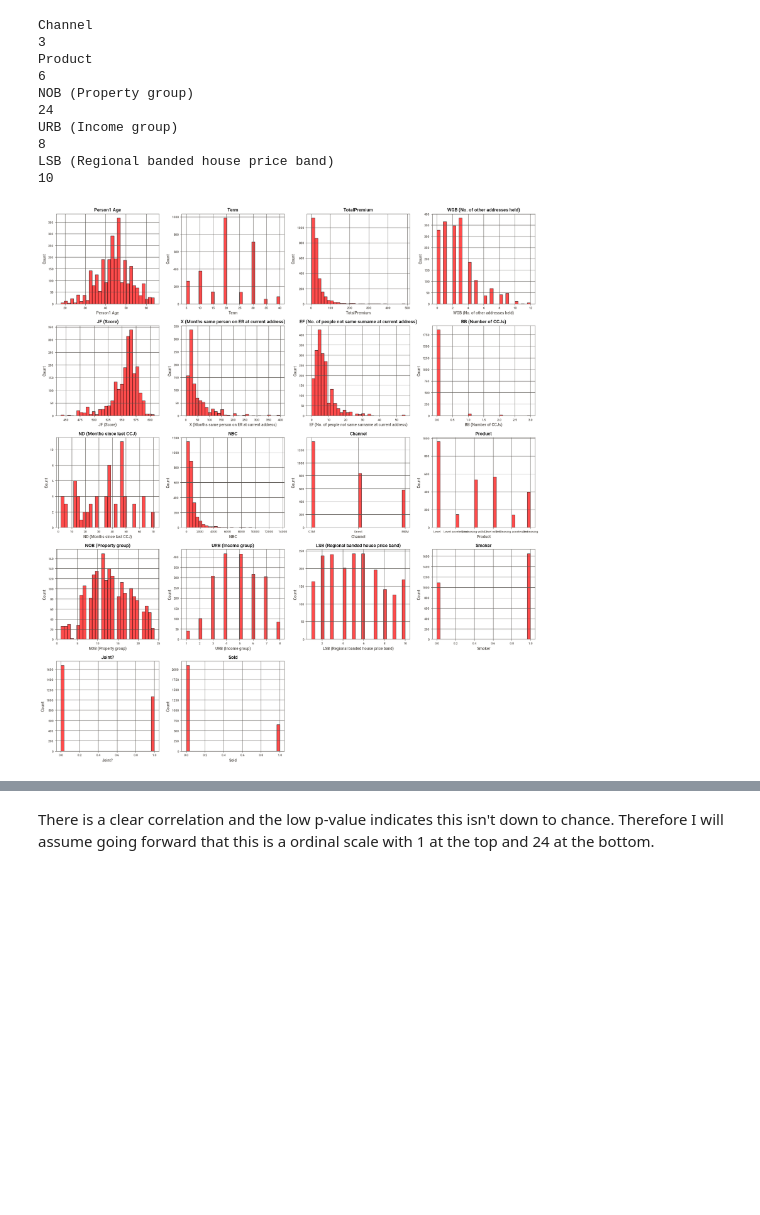
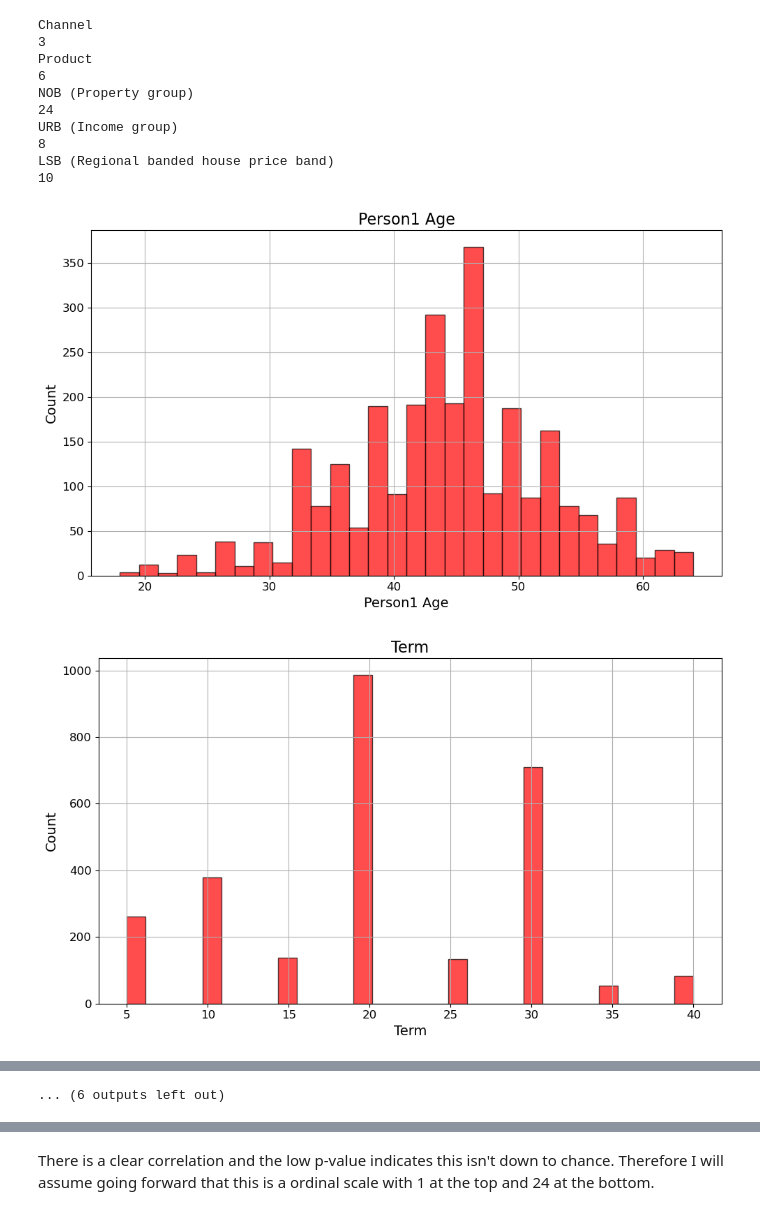
Before and after one commit to JB-GitHub0/Onefamily, a Jupyter notebook: 1. EDA.ipynb, the cells around one changed output, grey strips where cells are left out. Saved outputs shown, nothing was run; the diff lists cells and outputs as text; code cells hidden in the pictures; blank space fills up the shorter version.

```diff
--- a/1. EDA.ipynb
+++ b/1. EDA.ipynb
@@ -94,20 +107,17 @@ URB (Income group)
 LSB (Regional banded house price band)
 10
 # %%
-# Calculate the number of rows and columns required
-num_feats = len(all_feats)
-rows = math.ceil(num_feats / 4)
-
-# Plot histograms for all numeric features
-plt.figure(figsize=(18, rows * 4))
-for i, feat in enumerate(all_feats, 1):
-    plt.subplot(rows, 4, i)
+# Get clean distributions for presentation
+for feat in all_feats:
+    plt.figure(figsize=(10, 6))  # New figure for each feature
     df[feat].hist(bins=30, alpha=0.7, color='red', edgecolor='black')
-    plt.title(feat)
-    plt.xlabel(feat)
-    plt.ylabel("Count")
-
-plt.tight_layout()
-plt.show()
+    plt.title(feat, fontsize=16)
+    plt.xlabel(feat, fontsize=14)
+    plt.ylabel("Count", fontsize=14)
+    plt.xticks(fontsize=12)
+    plt.yticks(fontsize=12)
+    plt.tight_layout()
+    plt.show()
 # %% [output]
-[figure, old version]
+[figure, new version]
+[figure, added]
@@ -113,0 +134 @@ plt.show()
+... (6 outputs left out)
```
Also changed, not shown: parts of 9 cells of this notebook, 14 other files.
